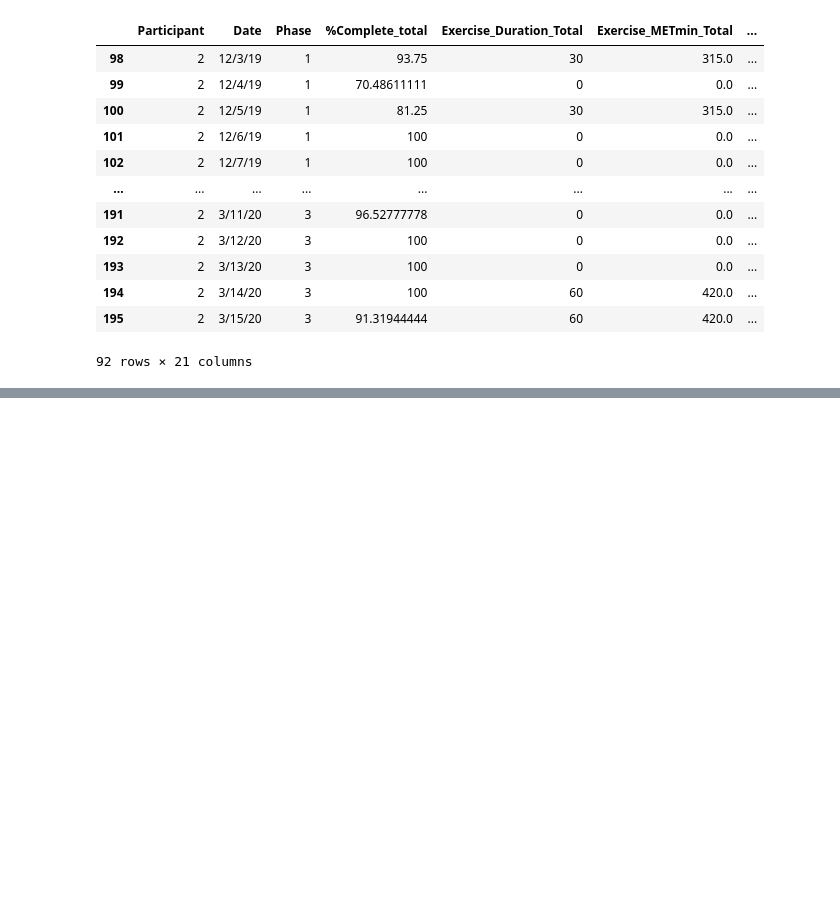
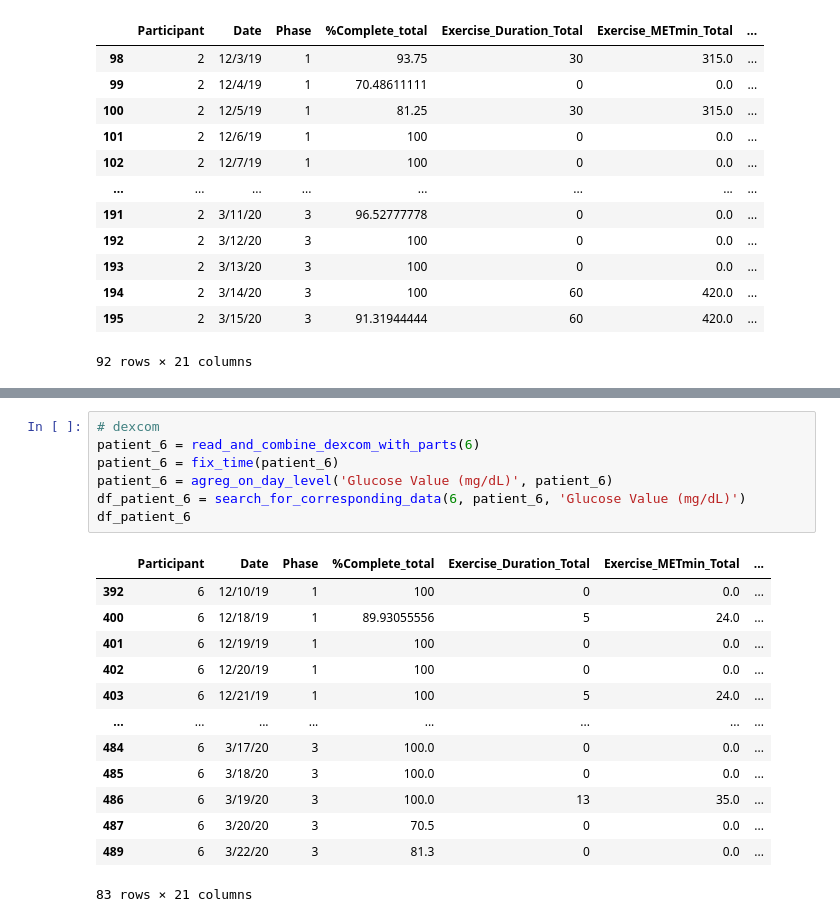
Before and after one commit to RajatDoshi/glucoseML, a Jupyter notebook: Patient One Datapreprocessing.ipynb, the cells around one changed output, grey strips where cells are left out. Saved outputs shown, nothing was run; the diff lists cells and outputs as text; blank space fills up the shorter version.

```diff
--- a/Patient One Datapreprocessing.ipynb
+++ b/Patient One Datapreprocessing.ipynb
@@ -138,0 +193,21 @@ df_patient_4
+# %%
+# dexcom
+patient_6 = read_and_combine_dexcom_with_parts(6)
+patient_6 = fix_time(patient_6)
+patient_6 = agreg_on_day_level('Glucose Value (mg/dL)', patient_6)
+df_patient_6 = search_for_corresponding_data(6, patient_6, 'Glucose Value (mg/dL)')
+df_patient_6
+# %% [output]
+|  | Participant | Date | Phase | %Complete_total | Exercise_Duration_Total | Exercise_METmin_Total | ... |
+| 392 | 6 | 12/10/19 | 1 | 100 | 0 | 0.0 | ... |
+| 400 | 6 | 12/18/19 | 1 | 89.93055556 | 5 | 24.0 | ... |
+| 401 | 6 | 12/19/19 | 1 | 100 | 0 | 0.0 | ... |
+| 402 | 6 | 12/20/19 | 1 | 100 | 0 | 0.0 | ... |
+| 403 | 6 | 12/21/19 | 1 | 100 | 5 | 24.0 | ... |
+| ... | ... | ... | ... | ... | ... | ... | ... |
+| 484 | 6 | 3/17/20 | 3 | 100.0 | 0 | 0.0 | ... |
+| 485 | 6 | 3/18/20 | 3 | 100.0 | 0 | 0.0 | ... |
+| 486 | 6 | 3/19/20 | 3 | 100.0 | 13 | 35.0 | ... |
+| 487 | 6 | 3/20/20 | 3 | 70.5 | 0 | 0.0 | ... |
+| 489 | 6 | 3/22/20 | 3 | 81.3 | 0 | 0.0 | ... |
+83 rows × 21 columns
```
Also changed, not shown: parts of 8 cells of this notebook, 17 other files.
